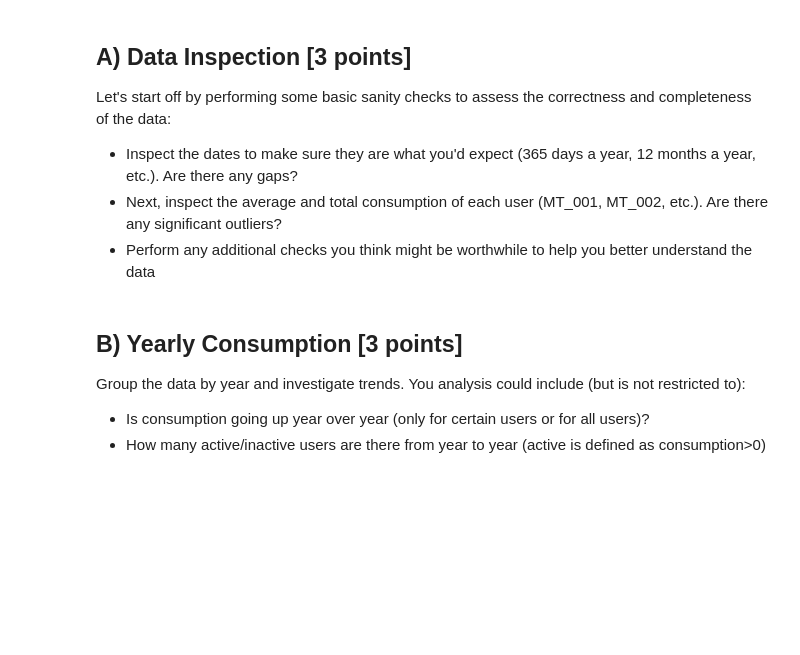
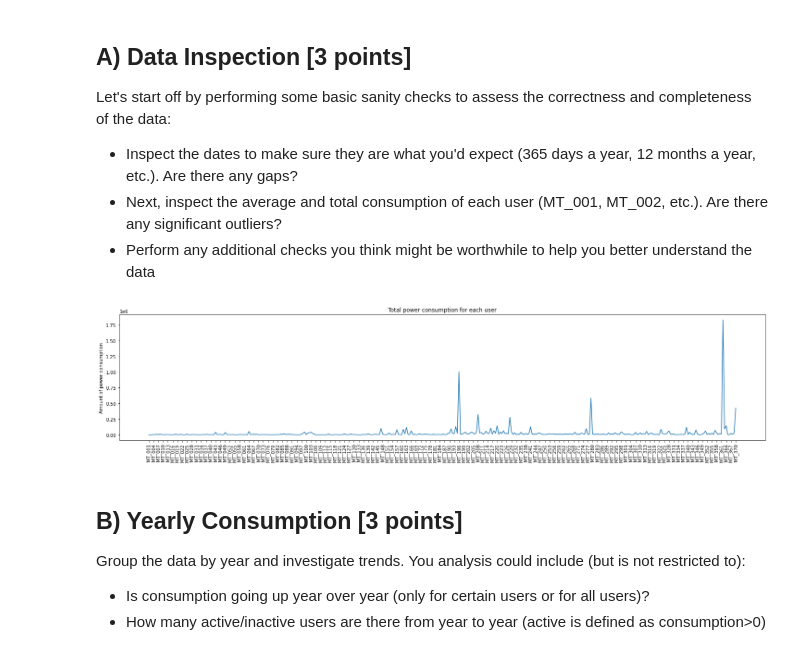
Before and after one commit to asouzujoseph/Machine-learning-with-Python, a Jupyter notebook: Assignment_3_Clustering_1.ipynb, the cells around one changed output. Cells and saved outputs as stored; diff of their text form; code cells hidden in the pictures; blank space fills up the shorter version.

```diff
--- a/Assignment_3_Clustering_1.ipynb
+++ b/Assignment_3_Clustering_1.ipynb
@@ -190,3 +188,14 @@ Let's start off by performing some basic sanity checks to assess the correctness
+# %%
+# [your code here]
+vv = monthly_data.agg(['sum', 'mean']);
+vv =vv.T
+plt.figure(figsize=(25,5));
+plt.plot(vv['sum']);
+plt.xticks(vv.index[::3],  rotation='vertical');
+plt.title("Total power consumption for each user")
+plt.ylabel("Amount of power consumption");
+# %% [output]
+[figure, added]
 # %% [markdown]
 ## B) Yearly Consumption [3 points]
 
```
Also changed, not shown: parts of 16 cells of this notebook.
